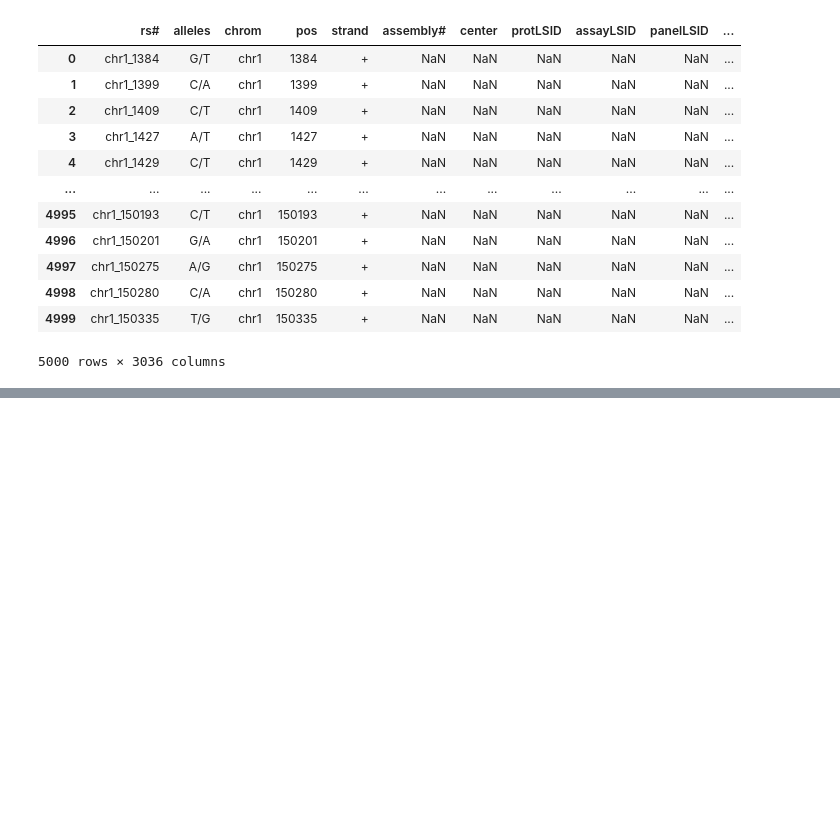
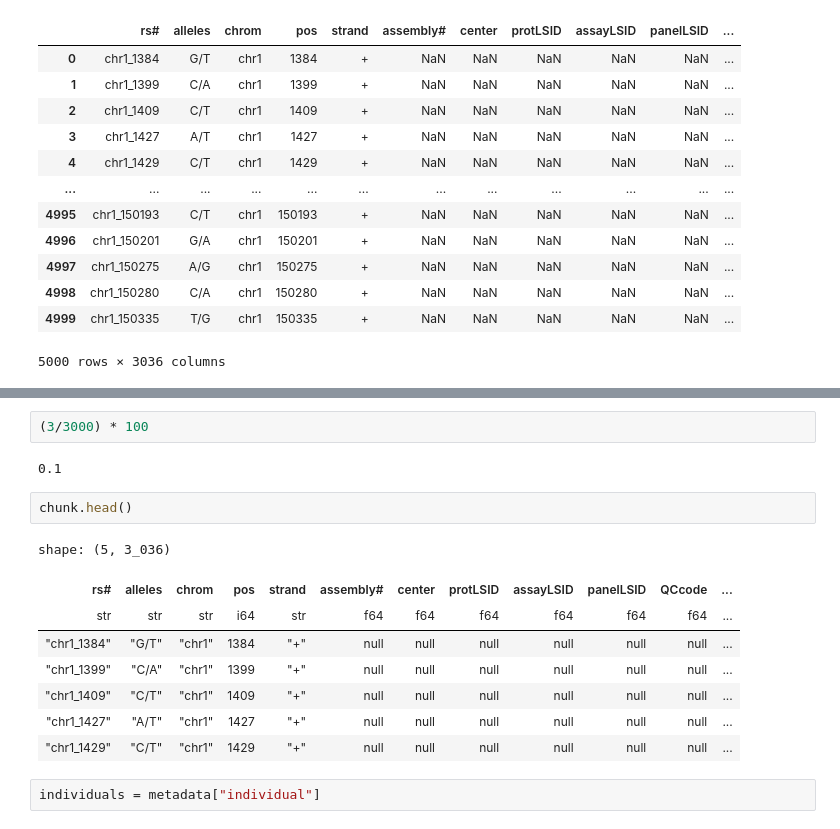
Before and after one commit to Soum-Soum/Dna-Transformer, a Jupyter notebook: test_data.ipynb, the cells around one changed output, grey strips where cells are left out. Saved outputs shown, nothing was run; the diff lists cells and outputs as text; blank space fills up the shorter version.

```diff
--- a/test_data.ipynb
+++ b/test_data.ipynb
@@ -249,0 +111,17 @@ shape: (7, 4)
+# %%
+(3/3000) * 100
+# %% [output]
+0.1
+# %%
+chunk.head()
+# %% [output]
+shape: (5, 3_036)
+| rs# | alleles | chrom | pos | strand | assembly# | center | protLSID | assayLSID | panelLSID | QCcode | ... |
+| str | str | str | i64 | str | f64 | f64 | f64 | f64 | f64 | f64 | ... |
+| "chr1_1384" | "G/T" | "chr1" | 1384 | "+" | null | null | null | null | null | null | ... |
+| "chr1_1399" | "C/A" | "chr1" | 1399 | "+" | null | null | null | null | null | null | ... |
+| "chr1_1409" | "C/T" | "chr1" | 1409 | "+" | null | null | null | null | null | null | ... |
+| "chr1_1427" | "A/T" | "chr1" | 1427 | "+" | null | null | null | null | null | null | ... |
+| "chr1_1429" | "C/T" | "chr1" | 1429 | "+" | null | null | null | null | null | null | ... |
+# %%
+individuals = metadata["individual"]
```
Also changed, not shown: parts of 26 cells of this notebook, 12 other files.
